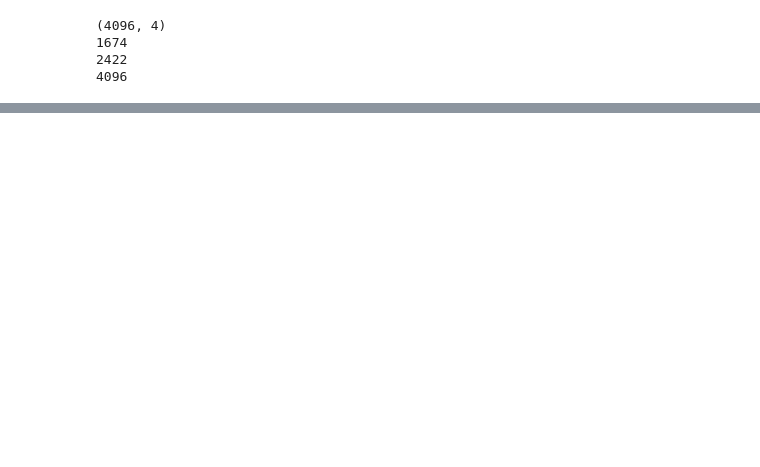
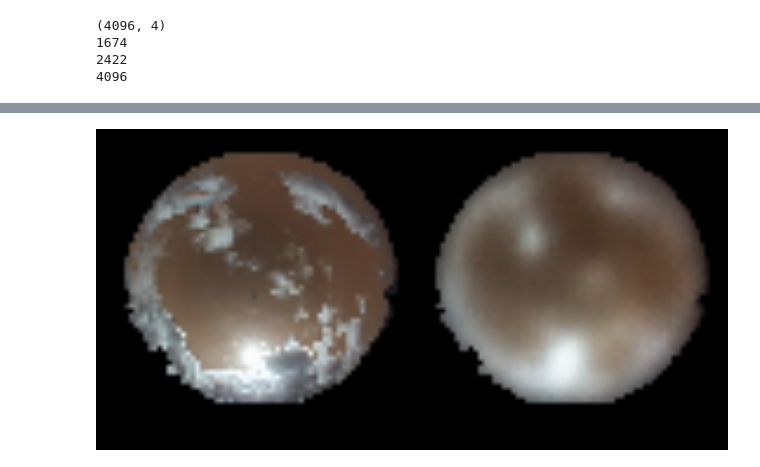
Before and after one commit to javgat/SkyMaskConvLSTM, a Jupyter notebook: codes/CNNLSTM/CNNLSTM.ipynb, the cells around one changed output, grey strips where cells are left out. Drawn from its saved outputs; the diff is of its cells as text; code cells hidden in the pictures; blank space fills up the shorter version.

```diff
--- a/codes/CNNLSTM/CNNLSTM.ipynb
+++ b/codes/CNNLSTM/CNNLSTM.ipynb
@@ -200,0 +206,9 @@ display(idisplay.Image('save/sample_image.png', width=700, unconfined=True))
+# %%
+vae.eval()
+fixed_x = test_dataset[randint(0, 4466)][0].unsqueeze(0)
+compare_x = compare(fixed_x)
+
+torchvision.utils.save_image(compare_x.data.cpu(), 'save/sample_image.png')
+display(idisplay.Image('save/sample_image.png', width=700, unconfined=True))
+# %% [output]
+[figure, added]
```
Also changed, not shown: parts of 8 cells of this notebook, 2 other files.
